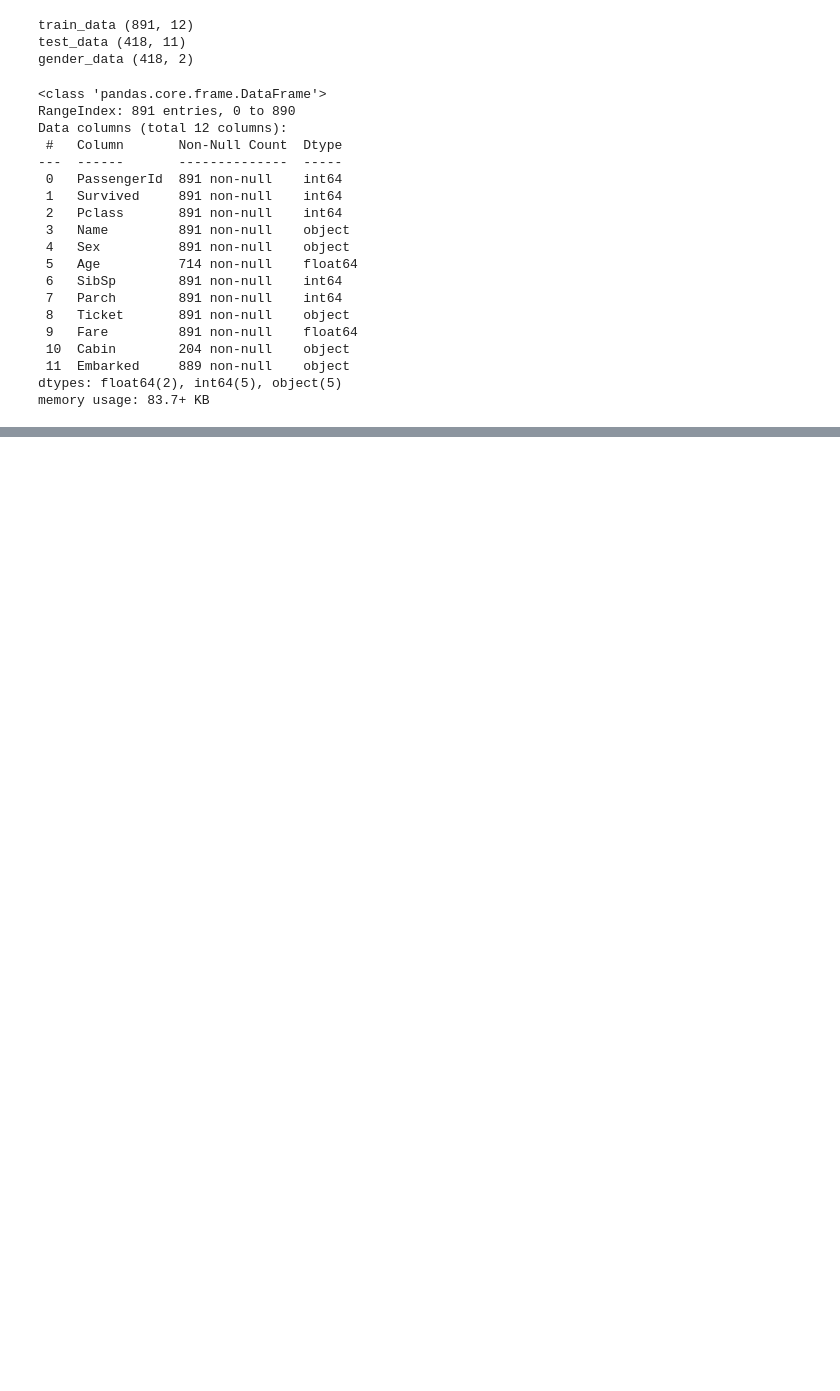
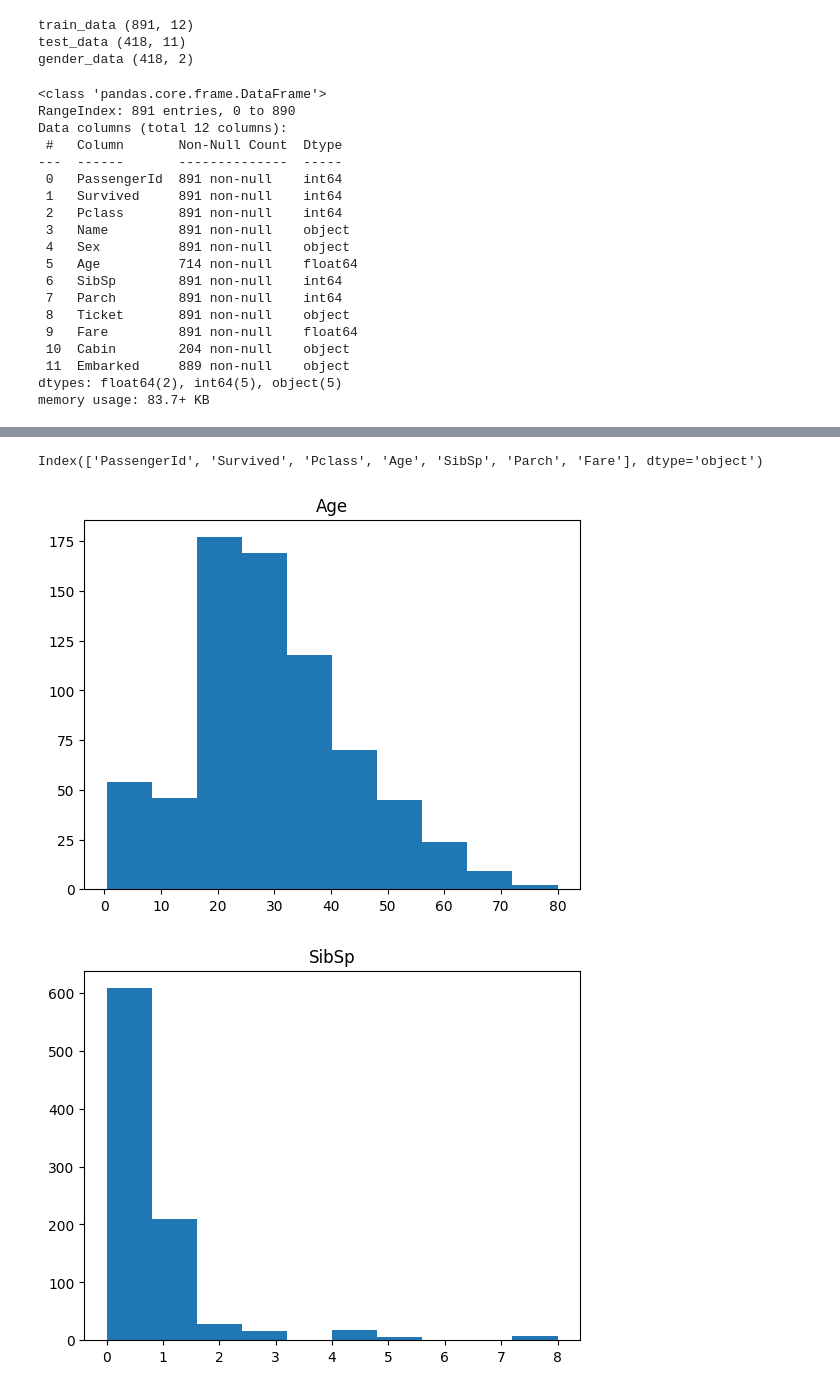
Before and after one commit to RAntony41/Kaggle_Titanic, a Jupyter notebook: Show_data.ipynb, the cells around one changed output, grey strips where cells are left out. Drawn from its saved outputs; the diff is of its cells as text; code cells hidden in the pictures; blank space fills up the shorter version.

Commit message:
modify Show_data

```diff
--- a/Show_data.ipynb
+++ b/Show_data.ipynb
@@ -50,0 +54,18 @@ train_data.describe()
+# %%
+# only numarical
+train_data.describe().columns
+# %% [output]
+Index(['PassengerId', 'Survived', 'Pclass', 'Age', 'SibSp', 'Parch', 'Fare'], dtype='object')
+# %%
+# numarical and categorical data
+data_num =  train_data[['Age', 'SibSp', 'Parch', 'Fare']]
+data_cat =  train_data[['Survived', 'Pclass', 'Sex','Ticket','Cabin', 'Embarked']]
+# %%
+# historgam of numarical data
+for i in data_num.columns:
+    plt.hist(data_num[i])
+    plt.title(i)
+    plt.show()
+# %% [output]
+[figure, added]
+[figure, added]
```
Also changed, not shown: parts of 9 cells of this notebook.
